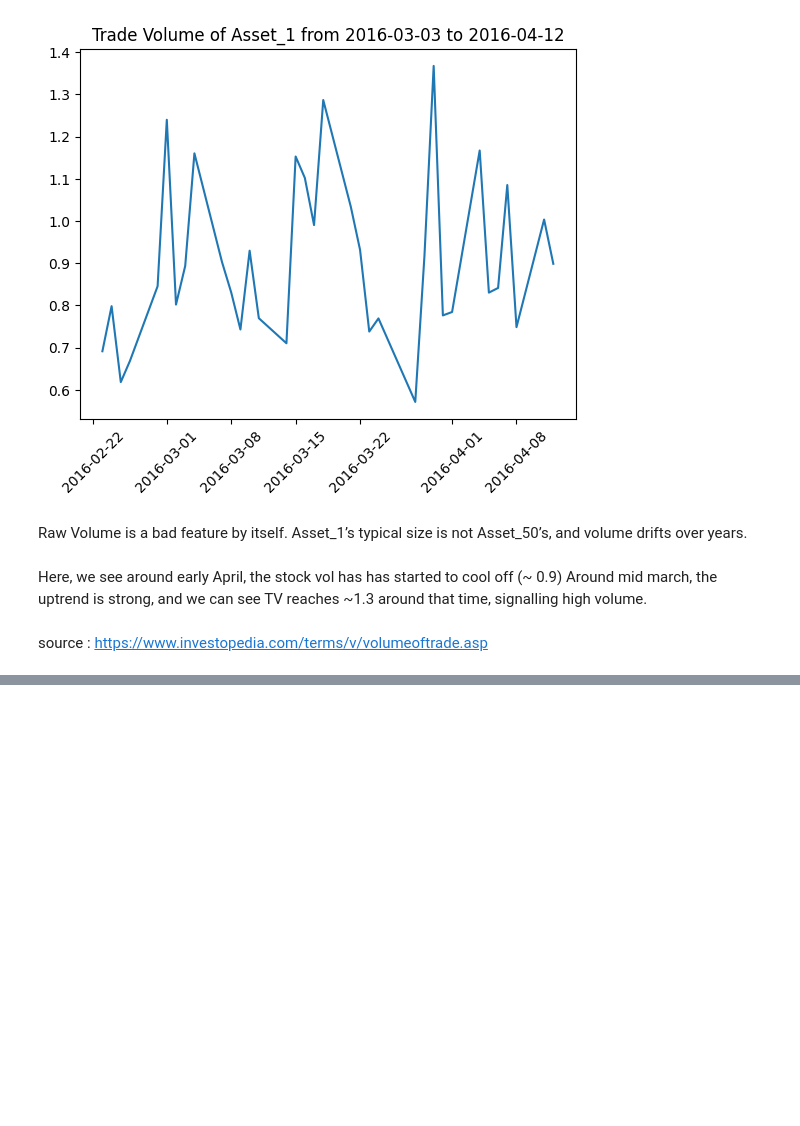
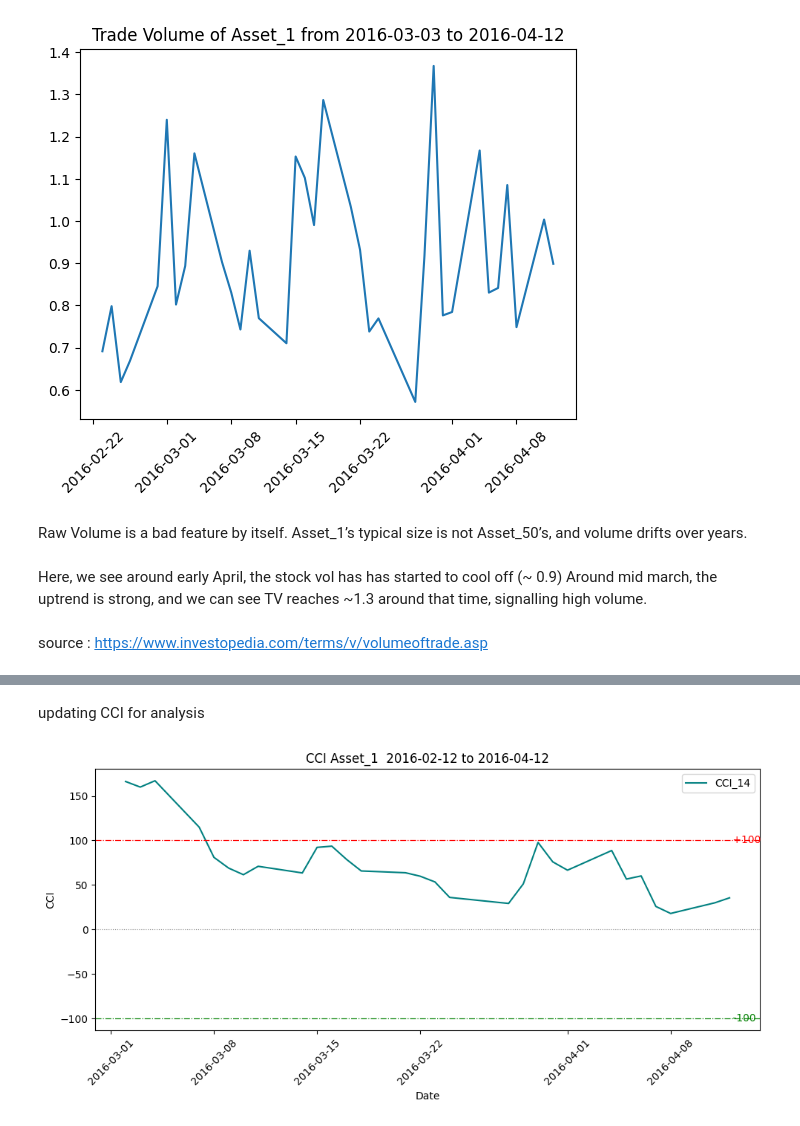
Before and after one commit to sanyam-dev/precog_test, a Jupyter notebook: task 1/task1.ipynb, the cells around one changed output, grey strips where cells are left out. Cells and saved outputs as stored; diff of their text form; code cells hidden in the pictures; blank space fills up the shorter version.

```diff
--- a/task 1/task1.ipynb
+++ b/task 1/task1.ipynb
@@ -413,0 +472,7 @@ source : https://www.investopedia.com/terms/v/volumeoftrade.asp
+# %%
+# Fixing the bug
+
+tp = (h + l + c) / 3
+mad = (tp - tp.rolling(14).mean()).abs().rolling(14).mean()
+sma = tp.rolling(14).mean()
+cci = (tp - sma) / (0.015 * mad)
@@ -413,0 +481,3 @@ source : https://www.investopedia.com/terms/v/volumeoftrade.asp
+# %%
+cci = cci.dropna()
+cci.head()
@@ -413,0 +492,26 @@ source : https://www.investopedia.com/terms/v/volumeoftrade.asp
+# %% [markdown]
+updating CCI for analysis
+# %%
+### CCI Analysis
+
+cci_plot = cci.loc["2016-02-12":"2016-04-12"]   # by date, safer after dropna
+
+fig, ax = plt.subplots(figsize=(10, 5))
+ax.plot(cci_plot, color="teal", label="CCI_14")
+ax.axhline(100, color="red", ls="-.", lw=0.9)
+ax.axhline(-100, color="green", ls="-.", lw=0.9)
+ax.axhline(0, color="gray", ls=":", lw=0.8)
+
+# label at the END OF THE PLOTTED WINDOW
+ax.text(cci_plot.index[-1], 100, " +100", color="red", va="center")
+ax.text(cci_plot.index[-1], -100, " -100", color="green", va="center")
+
+ax.set_title("CCI Asset_1  2016-02-12 to 2016-04-12")
+ax.set_xlabel("Date")
+ax.set_ylabel("CCI")
+ax.tick_params(axis="x", rotation=45)
+ax.legend()
+fig.tight_layout()
+plt.show()
+# %% [output]
+[figure, added]
```
Also changed, not shown: parts of 16 cells of this notebook.
